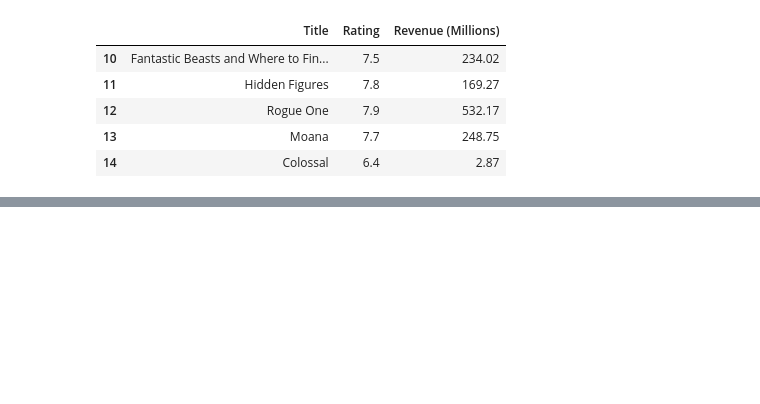
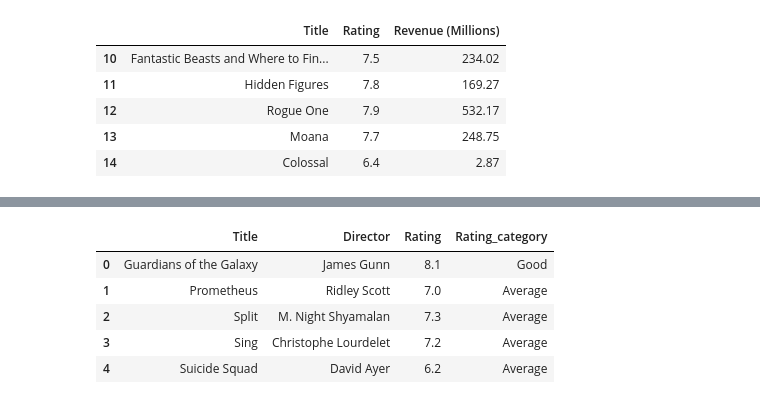
Before and after one commit to kai-ion/Data-602, a Jupyter notebook: Data Analysis on IMDB movies data/analysis.ipynb, the cells around one changed output, grey strips where cells are left out. Drawn from its saved outputs; the diff is of its cells as text; code cells hidden in the pictures; blank space fills up the shorter version.

```diff
--- a/Data Analysis on IMDB movies data/analysis.ipynb
+++ b/Data Analysis on IMDB movies data/analysis.ipynb
@@ -136,0 +251,22 @@ data.iloc[10:15][['Title','Rating','Revenue (Millions)']]
+# %%
+# Classify movies based on ratings
+def rating_group(rating):
+    if rating >= 7.5:
+        return 'Good'
+    elif rating >= 6.0:
+        return 'Average'
+    else:
+        return 'Bad'
+# %%
+# Lets apply this function on our movies data
+# creating a new variable in the dataset to hold the rating category
+data['Rating_category'] = data['Rating'].apply(rating_group)
+# %%
+data[['Title','Director','Rating','Rating_category']].head(5)
+# %% [output]
+|  | Title | Director | Rating | Rating_category |
+| 0 | Guardians of the Galaxy | James Gunn | 8.1 | Good |
+| 1 | Prometheus | Ridley Scott | 7.0 | Average |
+| 2 | Split | M. Night Shyamalan | 7.3 | Average |
+| 3 | Sing | Christophe Lourdelet | 7.2 | Average |
+| 4 | Suicide Squad | David Ayer | 6.2 | Average |
```
Also changed, not shown: parts of 13 cells of this notebook, 2 other files.
